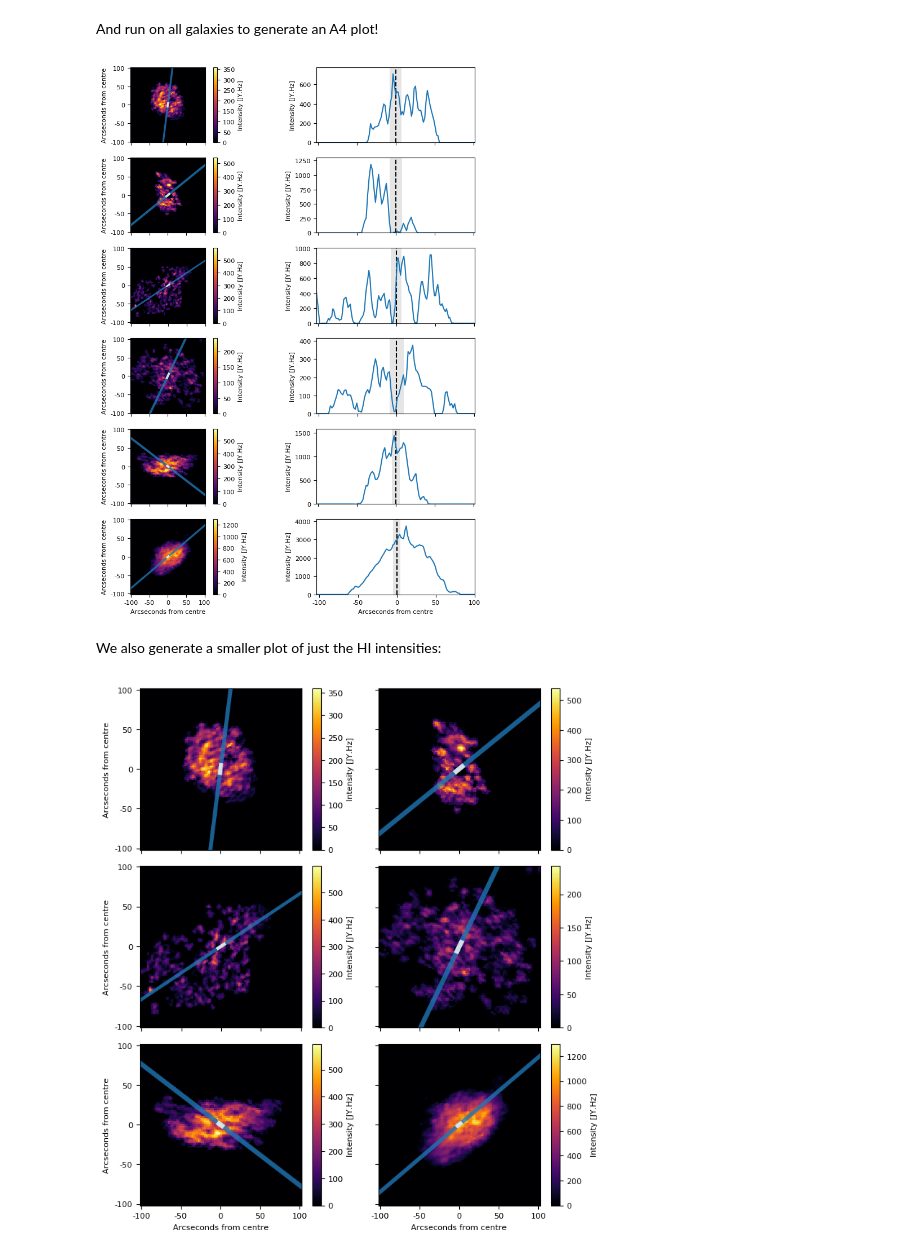
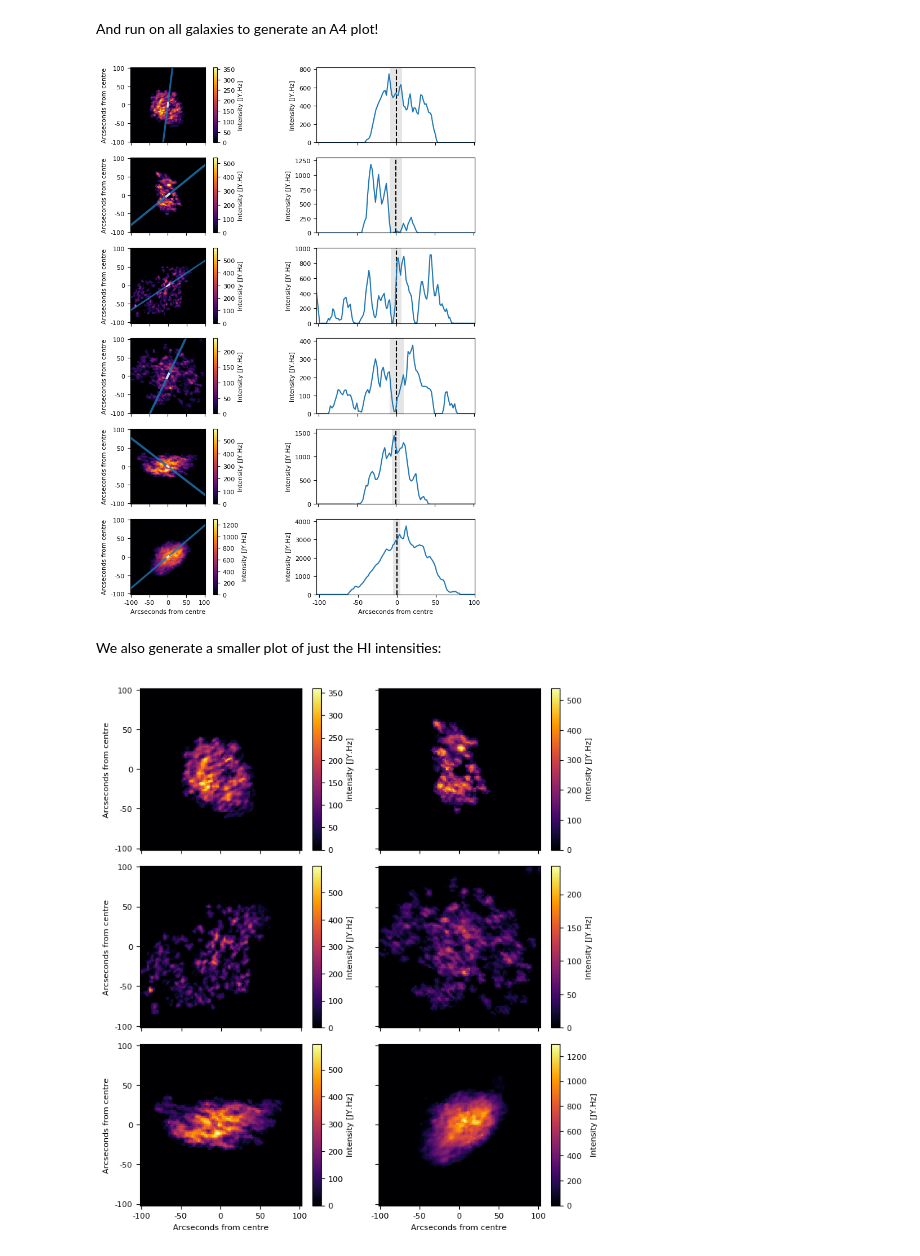
Before and after one commit to tingard/HI-plots-for-Lucy, a Jupyter notebook: main.ipynb, the cells around one changed output. Drawn from its saved outputs; the diff is of its cells as text; code cells hidden in the pictures.

Commit message:
Added centering correction to first galaxy

```diff
--- a/main.ipynb
+++ b/main.ipynb
@@ -42,8 +43,8 @@ df = pd.DataFrame.from_dict({
     'rotation': [82.83, 39.01, 33.74, 64.5, -37.45, 40.42],
     'pixel size': [1.7, 2, 1.4, 2, 2, 1.7],
     'bar length': [15.0, 15.8, 13.4, 18.2, 10.4, 9.6],
-    'centerOffsetX': [0, 0, 0, 0, 0, 0.],
-    'centerOffsetY': [0, 0, 0, 0, 0, -15.88],
+    'centerOffsetX': [1.9800072, 0, 0, 0, 0, 0.],
+    'centerOffsetY': [11.81200716, 0, 0, 0, 0, -15.88],
 })
 df
 # %% [output]
@@ -70,7 +71,8 @@ def makeGalaxyObject(galaxy):
     hIFits = fits.open(galaxy['file name'])
     data = hIFits[0].data
 
-    # data = np.zeros(data.shape) + np.arange(data.shape[0])
+    # Create a WCS object
+    w = WCS(df['file name'].iloc[0], naxis=2)
 
     # Find the center point of the image in pixel coordinates
     offset = np.array([galaxy['centerOffsetX'], galaxy['centerOffsetY']])
@@ -239,9 +241,11 @@ for rowIndex in range(len(df)):
 # Save the output
 plt.savefig('mosaic.png', bbox_inches='tight')
 # %% [output]
-[figure, old version]
+[figure, new version]
 # %% [markdown]
 We also generate a smaller plot of just the HI intensities:
+# %%
+shouldShowBar = False
 # %%
 fig = plt.figure(figsize=(8.1*0.8, 9*0.8), dpi=100)
 n = 60
@@ -290,9 +294,9 @@ for index in range(len(df)):
         angle=galaxy['rotation'],
         facecolor='w',
     )
-
-    ax.add_artist(r)
-    ax.add_artist(bar)
+    if shouldShowBar:
+        ax.add_artist(r)
+        ax.add_artist(bar)
 
     # Choose the x-ticks we want to display (every 50 arcseconds)
     xticks = np.arange(-500, 500, 50)
@@ -308,32 +312,35 @@ for index in range(len(df)):
 
     # axis labels
     if index < len(df) -2:
         plt.setp(ax.get_xticklabels(), visible=False)
     else:
         ax.set_xlabel('Arcseconds from centre')
 
     if index % 2 == 0:
         ax.set_ylabel('Arcseconds from centre')
     else:
         plt.setp(ax.get_yticklabels(), visible=False)
 
     # setting limits to crop our image
     ax.set_xlim(lowerCrop[0], upperCrop[0])
     ax.set_ylim(lowerCrop[1], upperCrop[1])
 
     # adjust the positioning so we can fit the colorbar in
     fig.subplots_adjust(left=0.1, bottom=0.1, right=0.95, top=0.9, wspace=0.5)
 
     # add the colorbar axes
     cbar = plt.colorbar()
     cbar.set_label('Intensity [JY.Hz]')
 
     plt.subplots_adjust(
         left=0.0, right=1.0,
         bottom=0.0, top=1.0,
         wspace=0.05, hspace=0.1
     )
 # Save the output
-plt.savefig('HI_intensities.png', bbox_inches='tight')
+plt.savefig(
+    'HI_intensities{}.png'.format('_bar' if shouldShowBar else ''),
+    bbox_inches='tight'
+)
 # %% [output]
-[figure, old version]
+[figure, new version]
```
Also changed, not shown: parts of 2 cells of this notebook, 4 other files.
